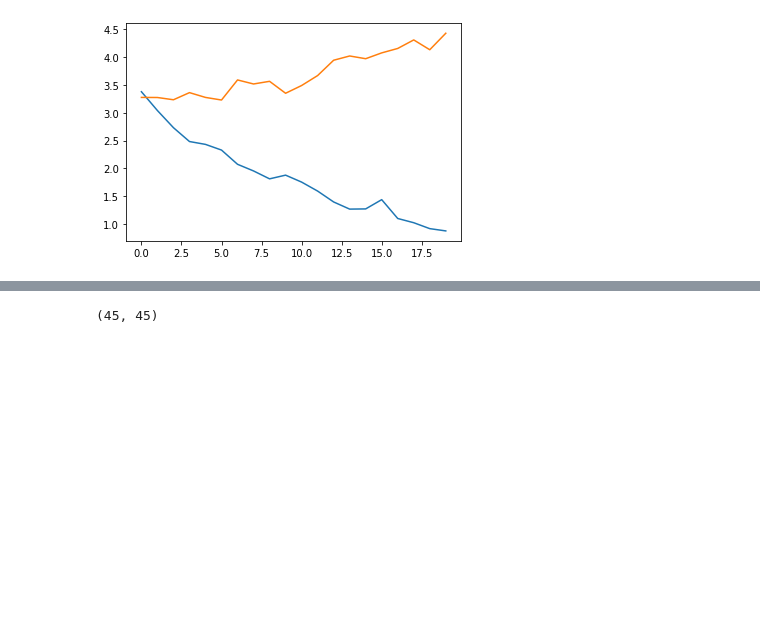
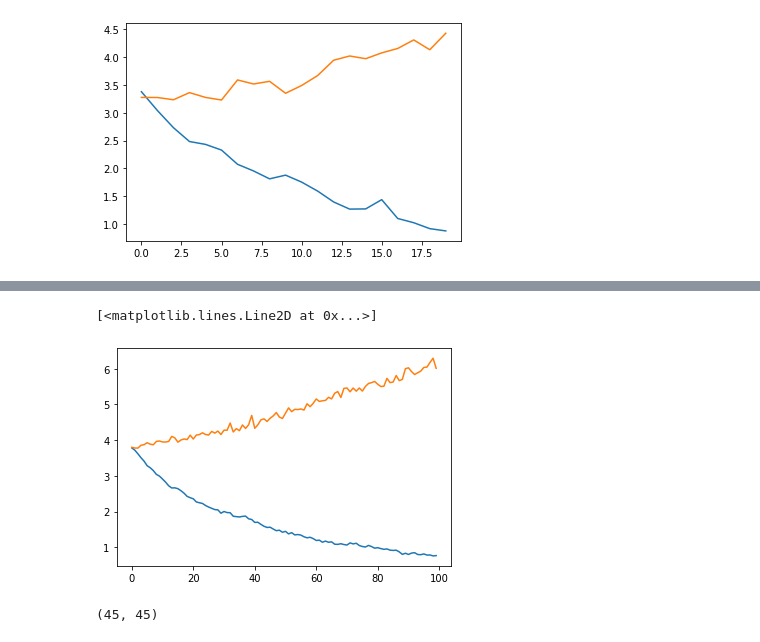
Before and after one commit to SeanScripts/us-bird-songs, a Jupyter notebook: identify_song.ipynb, the cells around one changed output, grey strips where cells are left out. Cells and saved outputs as stored; diff of their text form; code cells hidden in the pictures; blank space fills up the shorter version.

```diff
--- a/identify_song.ipynb
+++ b/identify_song.ipynb
@@ -421,3 +483,9 @@ plt.plot(vallosslist)
+# %%
+plt.plot(history.history['loss'])
+plt.plot(history.history['val_loss'])
+# %% [output]
+[<matplotlib.lines.Line2D at 0x...>]
+[figure, added]
 # %%
 # Attempt to render a confusion matrix by random sampling
 confusion_matrix = np.zeros((len(spec_labels), len(spec_labels)))
```
Also changed, not shown: parts of 26 cells of this notebook.
